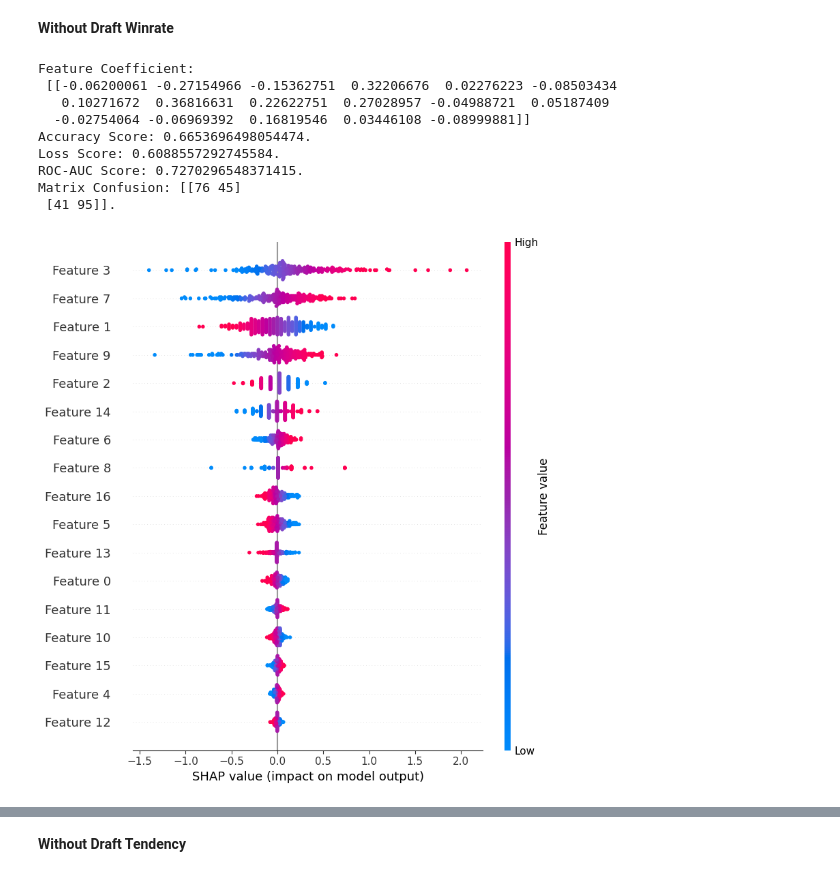
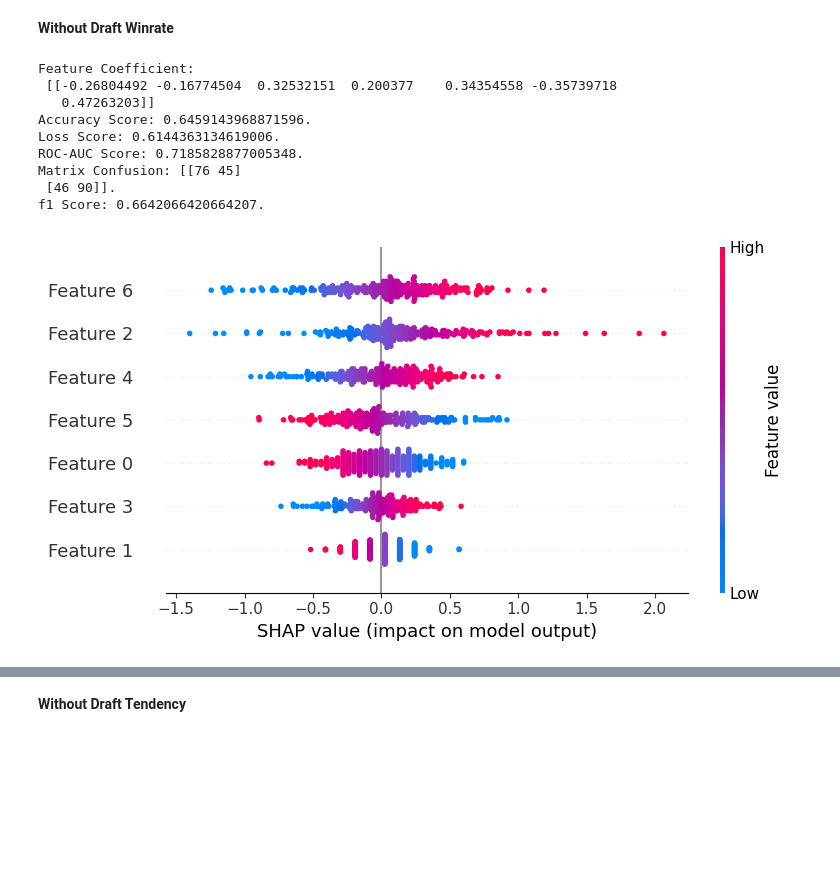
Before and after one commit to imkhlst/End-to-End-MLOps-MWorld-Champions, a Jupyter notebook: notebooks/model_experiments.ipynb, the cells around one changed output, grey strips where cells are left out. Cells and saved outputs as stored; diff of their text form; code cells hidden in the pictures; blank space fills up the shorter version.

```diff
--- a/notebooks/model_experiments.ipynb
+++ b/notebooks/model_experiments.ipynb
@@ -152,18 +152,16 @@ df_games["kda_diff"] = diff_score(
     kda_score(df_games["away_kills"], df_games["away_assists"], df_games["away_deaths"])
 )
 df_games["early_gold_diff"] = df_games["home_gold_5mnt"]
+df_games["early_eff_diff"] = df_games["home_gold_5mnt"] * df_games["gold_eff"]
 df_games["is_mid_game"] = (df_games["duration"] >= 10.0).astype(int)
 df_games["mid_gold_diff"] = diff_score(df_games["home_gold_10mnt"], df_games["home_gold_5mnt"])
+df_games["mid_eff_diff"] = diff_score(df_games["home_gold_10mnt"], df_games["home_gold_5mnt"]) * df_games["gold_eff"]
 df_games["is_late_game"] = (df_games["duration"] >= 15.0).astype(int)
 df_games["late_gold_diff"] = diff_score(df_games["home_gold_15mnt"], df_games["home_gold_10mnt"])
+df_games["late_eff_diff"] = diff_score(df_games["home_gold_15mnt"], df_games["home_gold_10mnt"]) * df_games["gold_eff"]
 df_games["is_very_late_game"] = (df_games["duration"] >= 20.0).astype(int)
 df_games["very_late_gold_diff"] = diff_score(df_games["home_gold_20mnt"], df_games["home_gold_15mnt"])
-# df_games["home_is_comeback"] = (((df_games["early_gold_diff"] < 0) | (df_games["mid_gold_diff"] < 0) | (df_games["early_gold_diff"] < 0)) & (df_games["home_score"] == 1)).astype(int)
-# df_games["home_behind_any_phase"] = ((df_games["early_gold_diff"] < 0) | (df_games["mid_gold_diff"] < 0) | (df_games["late_gold_diff"] < 0)).astype(int)
-# df_games["away_is_comeback"] = (((-(df_games["early_gold_diff"]) < 0) | (-(df_games["mid_gold_diff"]) < 0) | (-(df_games["early_gold_diff"]) < 0)) & (df_games["away_score"] == 1)).astype(int)
-# df_games["away_behind_any_phase"] = ((-(df_games["early_gold_diff"]) < 0) | (-(df_games["mid_gold_diff"]) < 0) | (-(df_games["late_gold_diff"]) < 0)).astype(int)
-# df_games = df_games.drop(columns=df_games.columns[20:44])
-# df_games = df_games.drop(columns=["home_status", "away_status"])
+df_games["very_late_eff_diff"] = diff_score(df_games["home_gold_20mnt"], df_games["home_gold_15mnt"]) * df_games["gold_eff"]
 # %%
 pick_rate = {hero:0 for hero in df_heroes["hero_name"]}
 ban_rate = {hero:0 for hero in df_heroes["hero_name"]}
@@ -401,23 +374,25 @@ match_stat_avg = df_games.groupby(["match_keys"]).agg(
     gold_eff=("gold_eff", "mean"),
     objective_diff=("objective_diff", "mean"),
     kda_diff=("kda_diff", "mean"),
-    early_gold_diff=("early_gold_diff", "mean"),
+    # early_gold_diff=("early_gold_diff", "mean"),
+    early_eff_diff=("early_eff_diff", "mean"),
     is_mid_game=("is_mid_game", "mean"),
-    mid_gold_diff=("mid_gold_diff", "mean"),
+    # mid_gold_diff=("mid_gold_diff", "mean"),
+    mid_eff_diff=("mid_eff_diff", "mean"),
     is_late_game=("is_late_game", "mean"),
-    late_gold_diff=("late_gold_diff", "mean"),
+    # late_gold_diff=("late_gold_diff", "mean"),
+    late_eff_diff=("late_eff_diff", "mean"),
     is_very_late_game=("is_very_late_game", "mean"),
-    very_late_gold_diff=("very_late_gold_diff", "mean")
+    # very_late_gold_diff=("very_late_gold_diff", "mean"),
+    very_late_eff_diff=("very_late_eff_diff", "mean")
     # home_is_comeback=("home_is_comeback", "sum"),
     # home_behind_any_phase=("home_behind_any_phase", "sum"),
     # away_is_comeback=("away_is_comeback", "sum"),
     # away_behind_any_phase=("away_behind_any_phase", "sum")
 ).reset_index()
-# match_stat_avg["home_comeback_rate"] = (match_stat_avg["home_is_comeback"] / match_stat_avg["home_behind_any_phase"]).fillna(0).round(2)
-# match_stat_avg["away_comeback_rate"] = (match_stat_avg["away_is_comeback"] / match_stat_avg["away_behind_any_phase"]).fillna(0).round(2)
-# match_stat_avg["comeback_rate_diff"] = diff_score(match_stat_avg["home_comeback_rate"], match_stat_avg["away_comeback_rate"])
-match_stat_avg[["home_draft_wr", "away_draft_wr", "draft_wr_diff", "draft_tendency_diff", "draft_stability_diff", "gold_total_diff", "gold_eff", "objective_diff", "kda_diff", "early_gold_diff", "is_mid_game", "mid_gold_diff", "is_late_game", "late_gold_diff", "is_very_late_game", "very_late_gold_diff"]] = match_stat_avg[["home_draft_wr", "away_draft_wr", "draft_wr_diff", "draft_tendency_diff", "draft_stability_diff", "gold_total_diff", "gold_eff", "objective_diff", "kda_diff", "early_gold_diff", "is_mid_game", "mid_gold_diff", "is_late_game", "late_gold_diff", "is_very_late_game", "very_late_gold_diff"]].round(2)
-match_stat_avg["duration"] = match_stat_avg["duration"].round(2)
+for col in match_stat_avg.columns:
+    if match_stat_avg[col].dtype == float:
+        match_stat_avg[col] = match_stat_avg[col].round(2)
 match_stat_avg
 # %% [output]
 |  | match_keys | duration | home_team | away_team | home_draft_wr | away_draft_wr | draft_wr_diff | ... |
@@ -799,7 +774,7 @@ df_teams.sort_values(by="elo", ascending=False)
 create missing flag for missing values contained in feature
 # %%
 df_final = pd.DataFrame(history)
-for col in ["duration", "draft_wr_diff", "draft_tendency_diff", "draft_stability_diff", "kda_diff", "objective_diff", "scaling_diff", "gold_total_diff", "early_gold_diff", "mid_gold_diff", "late_gold_diff", "very_late_gold_diff"]:
+for col in ["duration", "draft_wr_diff", "draft_tendency_diff", "draft_stability_diff", "kda_diff", "objective_diff", "scaling_diff", "gold_total_diff", "early_eff_diff", "mid_eff_diff", "late_eff_diff", "very_late_eff_diff"]:
     df_final[col] = pd.to_numeric(df_final[col], errors="coerce")
     df_final[col + "_missing"] = df_final[col].isna().astype(int)
     df_final[col] = df_final[col].fillna(0)
@@ -874,40 +979,41 @@ Experiment with all feature and model then evaluate for seeking importance featu
 # %% [markdown]
 **Without Draft Winrate**
 # %%
-X = numerical_feature.drop(columns="draft_wr_diff")
+X = numerical_feature[["draft_tendency_diff", "draft_stability_diff", "elo_diff", "kda_diff", "objective_diff", "gold_total_diff", "scaling_diff"]]
 y = df_final["label"].astype(int)
 
 X_train, X_test, y_train, y_test = train_test_split(X, y, test_size=0.2, shuffle=False)
 
 scaler = StandardScaler()
 X_scaled = scaler.fit_transform(X_train)
 X_test_scaled = scaler.transform(X_test)
 
 model = LogisticRegression()
 
 model.fit(X_scaled, y_train)
 
 y_pred_proba = model.predict_proba(X_test_scaled)[:,1]
 y_pred = (y_pred_proba > 0.6).astype(int)
 
 print("Feature Coefficient:\n", model.coef_)
 print(f"Accuracy Score: {accuracy_score(y_test, y_pred)}.")
 print(f"Loss Score: {log_loss(y_test, y_pred_proba)}.")
 print(f"ROC-AUC Score: {roc_auc_score(y_test, y_pred_proba)}.")
 print(f"Matrix Confusion: {confusion_matrix(y_test, y_pred)}.")
+print(f"f1 Score: {f1_score(y_test, y_pred)}.")
 
 explainer = shap.LinearExplainer(model, X_scaled)
 shap_values = explainer(X_test_scaled)
 shap.summary_plot(shap_values, X_test_scaled)
 shap.plots.waterfall(shap_values[0])
 # %% [output]
 Feature Coefficient:
- [[-0.06200061 -0.27154966 -0.15362751  0.32206676  0.02276223 -0.08503434
-   0.10271672  0.36816631  0.22622751  0.27028957 -0.04988721  0.05187409
-  -0.02754064 -0.06969392  0.16819546  0.03446108 -0.08999881]]
-Accuracy Score: 0.6653696498054474.
-Loss Score: 0.6088557292745584.
-ROC-AUC Score: 0.7270296548371415.
+ [[-0.26804492 -0.16774504  0.32532151  0.200377    0.34354558 -0.35739718
+   0.47263203]]
+Accuracy Score: 0.6459143968871596.
+Loss Score: 0.6144363134619006.
+ROC-AUC Score: 0.7185828877005348.
 Matrix Confusion: [[76 45]
- [41 95]].
+ [46 90]].
+f1 Score: 0.6642066420664207.
-[figure, old version]
+[figure, new version]
```
Also changed, not shown: parts of 36 cells of this notebook.
